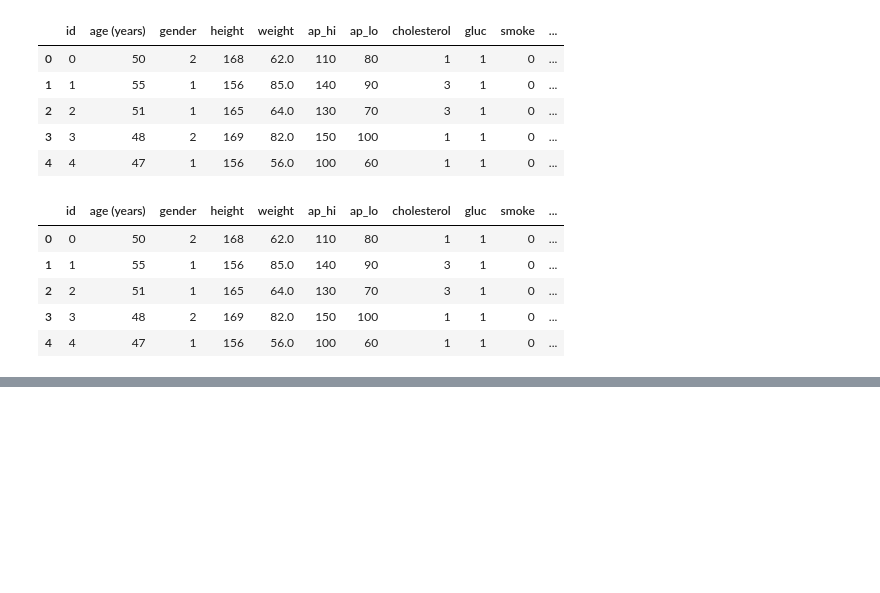
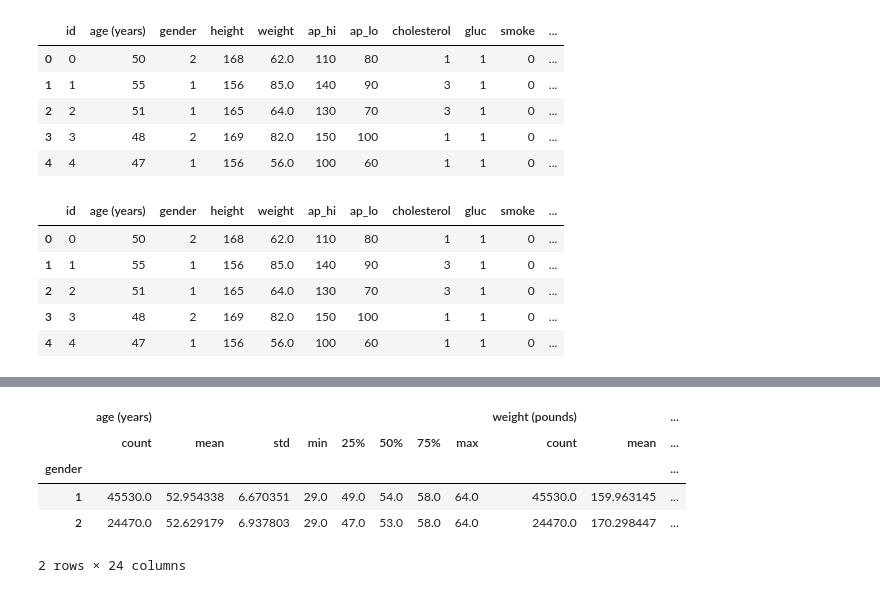
Before and after one commit to JGILINGER7/heart_disease_risk, a Jupyter notebook: Jacob/data_cleaning.ipynb, the cells around one changed output, grey strips where cells are left out. Cells and saved outputs as stored; diff of their text form; code cells hidden in the pictures; blank space fills up the shorter version.

```diff
--- a/Jacob/data_cleaning.ipynb
+++ b/Jacob/data_cleaning.ipynb
@@ -249,2 +249,11 @@ bmi_df.head()
 # %%
 bmi_df.to_csv("bmi_simple.csv", index= False)
+# %%
+heart_df.groupby('gender')[["age (years)", "weight (pounds)", "height (feet)"]].describe()
+# %% [output]
+|  | age (years) |  |  |  |  |  |  |  | weight (pounds) |  | ... |
+|  | count | mean | std | min | 25% | 50% | 75% | max | count | mean | ... |
+| gender |  |  |  |  |  |  |  |  |  |  | ... |
+| 1 | 45530.0 | 52.954338 | 6.670351 | 29.0 | 49.0 | 54.0 | 58.0 | 64.0 | 45530.0 | 159.963145 | ... |
+| 2 | 24470.0 | 52.629179 | 6.937803 | 29.0 | 47.0 | 53.0 | 58.0 | 64.0 | 24470.0 | 170.298447 | ... |
+2 rows × 24 columns
```
Also changed, not shown: parts of 2 cells of this notebook, 1 other file.
